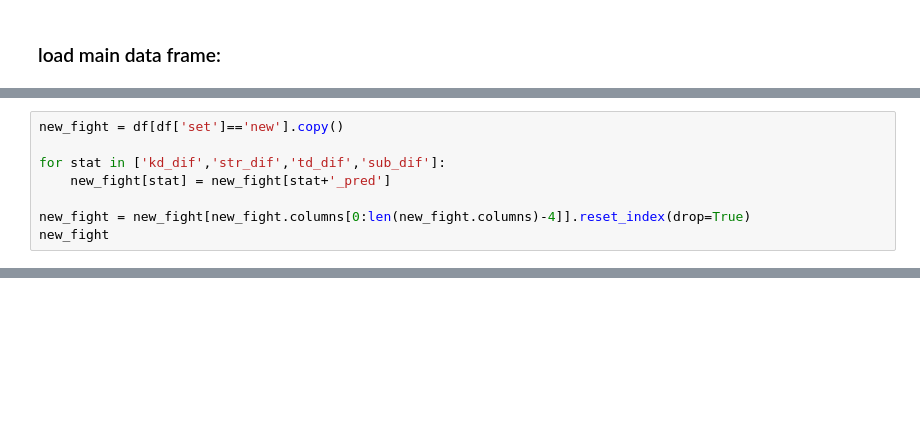
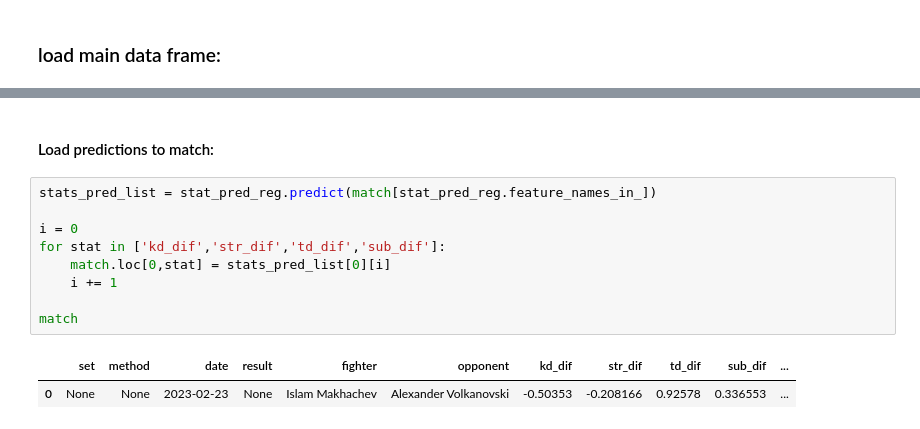
Before and after one commit to sagi778/ufc_fights_Predictor, a Jupyter notebook: notebooks/predictor.ipynb, the cells around one changed output, grey strips where cells are left out. Saved outputs shown, nothing was run; the diff lists cells and outputs as text; blank space fills up the shorter version.

```diff
--- a/notebooks/predictor.ipynb
+++ b/notebooks/predictor.ipynb
@@ -201,8 +75,0 @@ df.tail(3)
-# %%
-new_fight = df[df['set']=='new'].copy()
-
-for stat in ['kd_dif','str_dif','td_dif','sub_dif']:
-    new_fight[stat] = new_fight[stat+'_pred']
-
-new_fight = new_fight[new_fight.columns[0:len(new_fight.columns)-4]].reset_index(drop=True)
-new_fight
@@ -361,0 +101,14 @@ NameError: name 'param' is not defined
+# %% [markdown]
+#### Load predictions to match:
+# %%
+stats_pred_list = stat_pred_reg.predict(match[stat_pred_reg.feature_names_in_])
+
+i = 0
+for stat in ['kd_dif','str_dif','td_dif','sub_dif']:
+    match.loc[0,stat] = stats_pred_list[0][i]
+    i += 1
+
+match
+# %% [output]
+|  | set | method | date | result | fighter | opponent | kd_dif | str_dif | td_dif | sub_dif | ... |
+| 0 | None | None | 2023-02-23 | None | Islam Makhachev | Alexander Volkanovski | -0.50353 | -0.208166 | 0.92578 | 0.336553 | ... |
```
Also changed, not shown: parts of 57 cells of this notebook, 4 other files.
